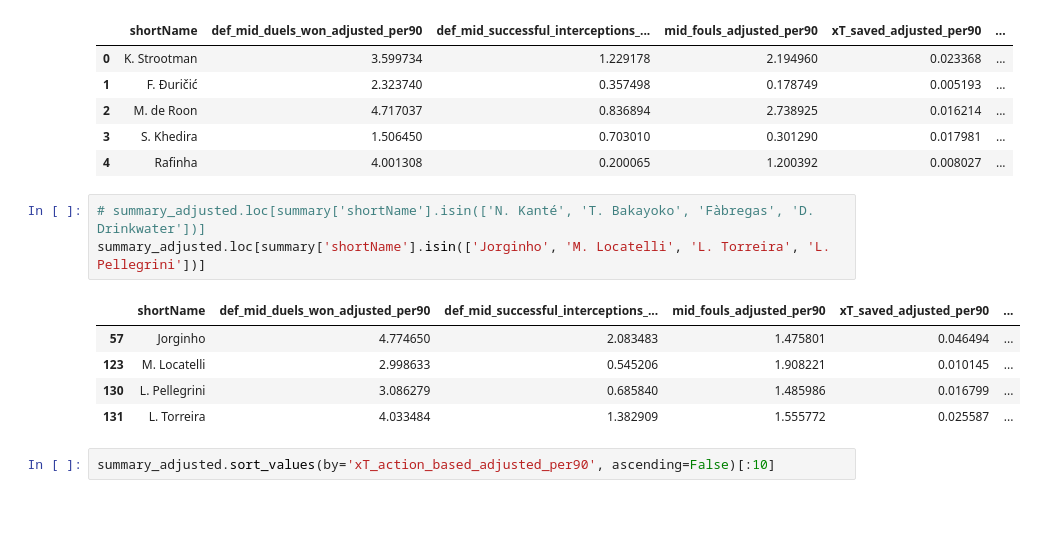
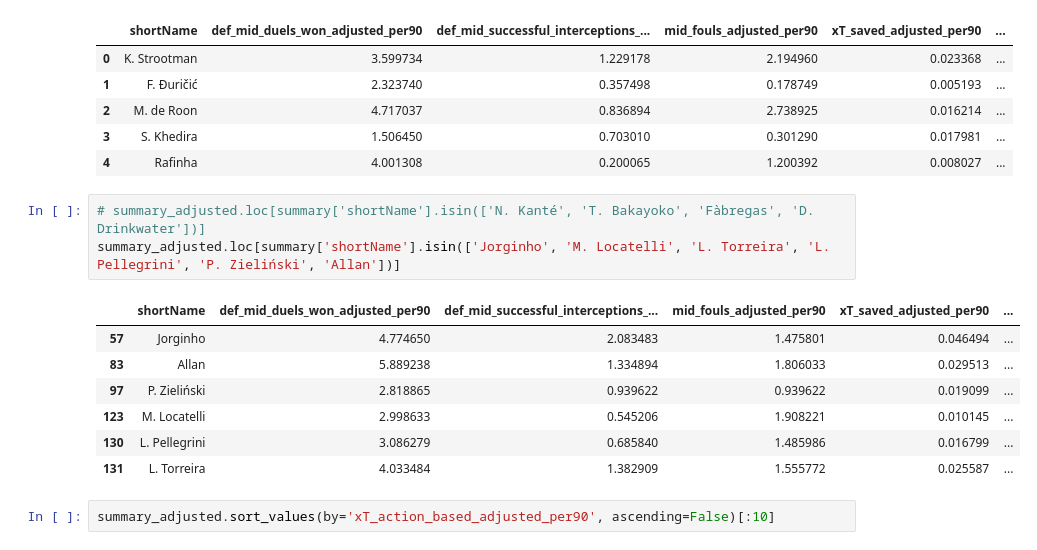
Before and after one commit to yashkarle/soccer-ds-stats, a Jupyter notebook: Projects/4UppsalaMMS/3_StatsScouting/assignment_2_evaluating_players.ipynb, the cells around one changed output. Saved outputs shown, nothing was run; the diff lists cells and outputs as text; blank space fills up the shorter version.

```diff
--- a/Projects/4UppsalaMMS/3_StatsScouting/assignment_2_evaluating_players.ipynb
+++ b/Projects/4UppsalaMMS/3_StatsScouting/assignment_2_evaluating_players.ipynb
@@ -1118,10 +1118,12 @@ summary_adjusted.head()
 | 4 | Rafinha | 4.001308 | 0.200065 | 1.200392 | 0.008027 | ... |
 # %%
 # summary_adjusted.loc[summary['shortName'].isin(['N. Kanté', 'T. Bakayoko', 'Fàbregas', 'D. Drinkwater'])]
-summary_adjusted.loc[summary['shortName'].isin(['Jorginho', 'M. Locatelli', 'L. Torreira', 'L. Pellegrini'])]
+summary_adjusted.loc[summary['shortName'].isin(['Jorginho', 'M. Locatelli', 'L. Torreira', 'L. Pellegrini', 'P. Zieliński', 'Allan'])]
 # %% [output]
 |  | shortName | def_mid_duels_won_adjusted_per90 | def_mid_successful_interceptions_... | mid_fouls_adjusted_per90 | xT_saved_adjusted_per90 | ... |
 | 57 | Jorginho | 4.774650 | 2.083483 | 1.475801 | 0.046494 | ... |
+| 83 | Allan | 5.889238 | 1.334894 | 1.806033 | 0.029513 | ... |
+| 97 | P. Zieliński | 2.818865 | 0.939622 | 0.939622 | 0.019099 | ... |
 | 123 | M. Locatelli | 2.998633 | 0.545206 | 1.908221 | 0.010145 | ... |
 | 130 | L. Pellegrini | 3.086279 | 0.685840 | 1.485986 | 0.016799 | ... |
 | 131 | L. Torreira | 4.033484 | 1.382909 | 1.555772 | 0.025587 | ... |
```
Also changed, not shown: parts of 4 cells of this notebook, 2 other files.
